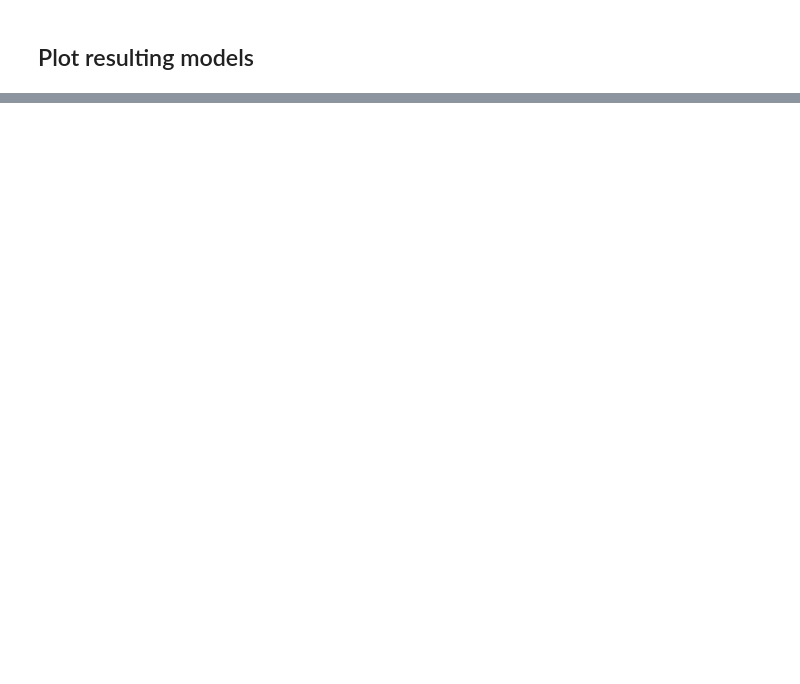
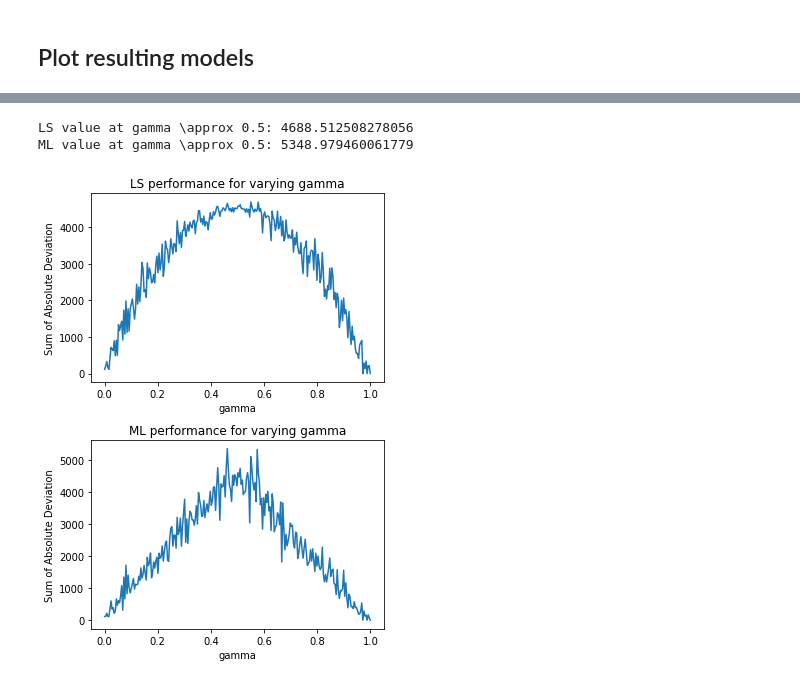
Before and after one commit to eirikff/TTK4260-Multivariat-datamodellering, a Jupyter notebook: 2-assignment/assignment2.ipynb, the cells around one changed output, grey strips where cells are left out. Saved outputs shown, nothing was run; the diff lists cells and outputs as text; code cells hidden in the pictures; blank space fills up the shorter version.

```diff
--- a/2-assignment/assignment2.ipynb
+++ b/2-assignment/assignment2.ipynb
@@ -410,0 +456,33 @@ plt.show()
+# %%
+# split into plot-able arrays
+gammas, sad_lss, sad_mls = [], [], []
+for gamma, _, _, sad_ls, sad_ml in data:
+    gammas.append(gamma)
+    sad_lss.append(sad_ls)
+    sad_mls.append(sad_ml)
+
+print("LS value at gamma \\approx 0.5:", max(sad_lss))
+print("ML value at gamma \\approx 0.5:", max(sad_mls))
+print()
+
+# plot data
+plt.figure(figsize=(5,7))
+
+plt.subplot(211)
+plt.plot(gammas, sad_lss)
+plt.title("LS performance for varying gamma")
+plt.xlabel("gamma")
+plt.ylabel("Sum of Absolute Deviation")
+
+plt.subplot(212)
+plt.plot(gammas, sad_mls)
+plt.title("ML performance for varying gamma")
+plt.xlabel("gamma")
+plt.ylabel("Sum of Absolute Deviation")
+
+plt.tight_layout()
+plt.show()
+# %% [output]
+LS value at gamma \approx 0.5: 4688.512508278056
+ML value at gamma \approx 0.5: 5348.979460061779
+[figure, added]
```
Also changed, not shown: parts of 17 cells of this notebook.
